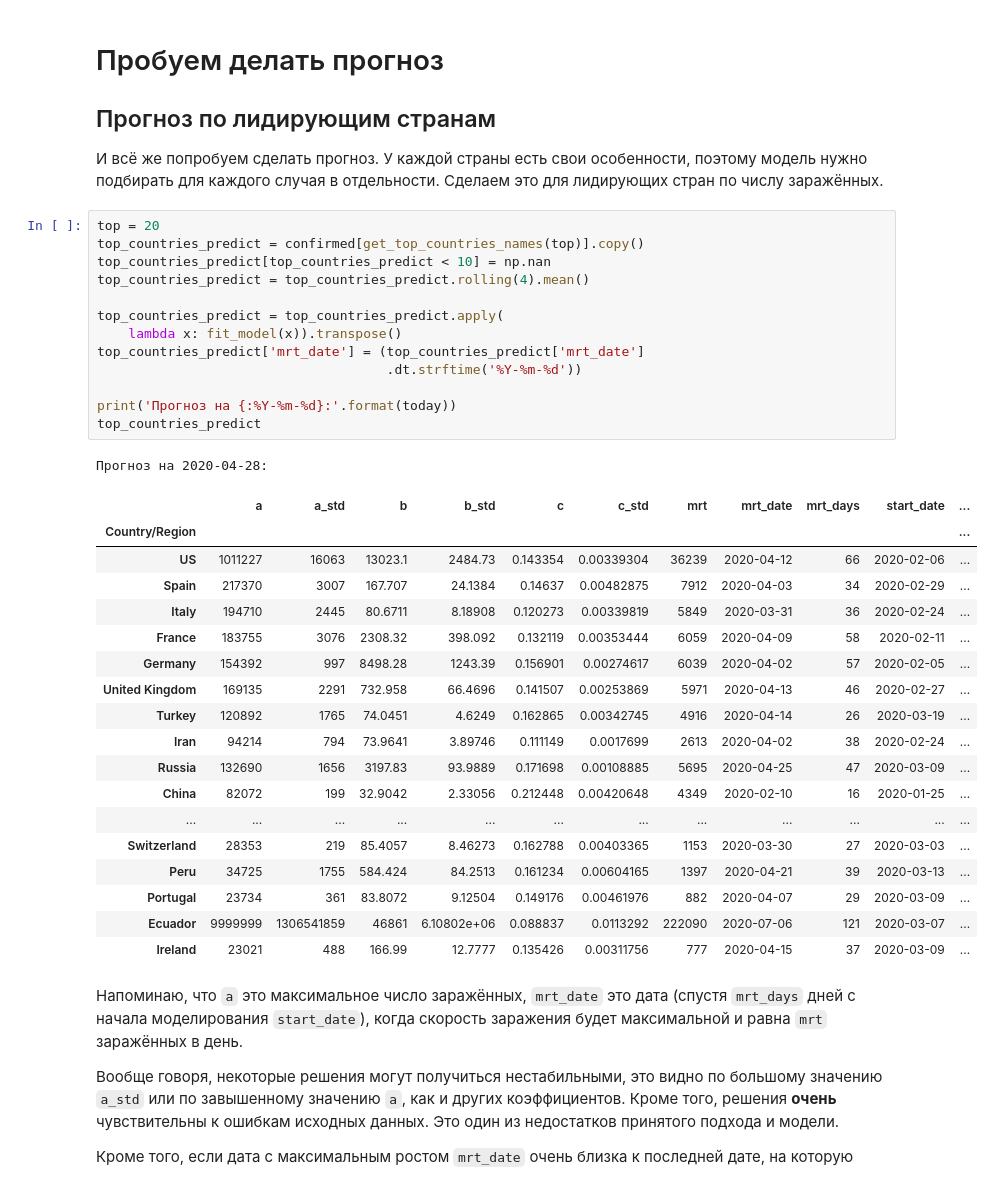
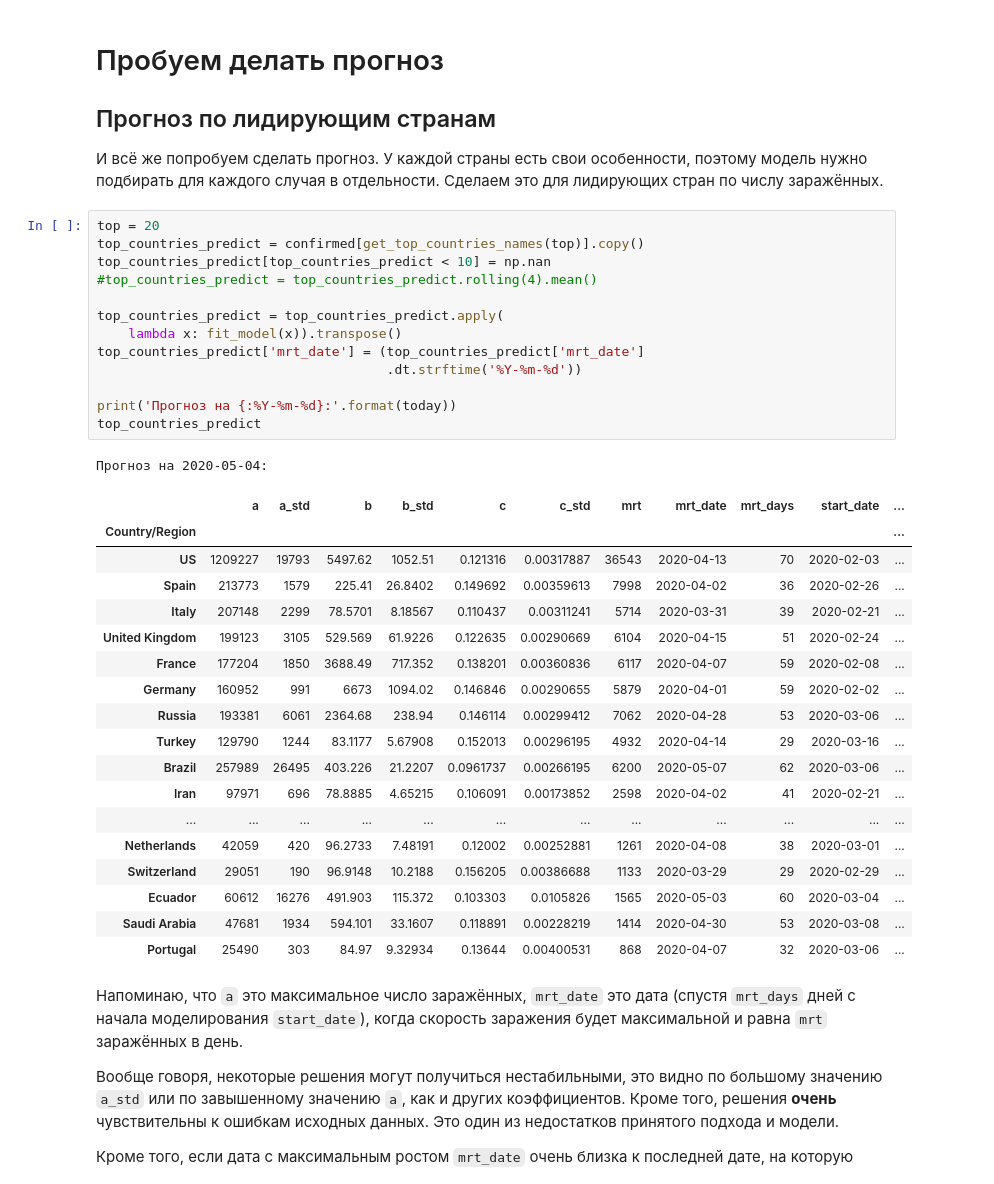
Before and after one commit to ioshchepkov/thegeodesy, a Jupyter notebook: covid19/COVID-19.ipynb, the cells around one changed output. Drawn from its saved outputs; the diff is of its cells as text.

```diff
--- a/covid19/COVID-19.ipynb
+++ b/covid19/COVID-19.ipynb
@@ -441,36 +441,36 @@ plot_convergence(data_model)
 # %%
 top = 20
 top_countries_predict = confirmed[get_top_countries_names(top)].copy()
 top_countries_predict[top_countries_predict < 10] = np.nan
-top_countries_predict = top_countries_predict.rolling(4).mean()
+#top_countries_predict = top_countries_predict.rolling(4).mean()
 
 top_countries_predict = top_countries_predict.apply(
     lambda x: fit_model(x)).transpose()
 top_countries_predict['mrt_date'] = (top_countries_predict['mrt_date']
                                      .dt.strftime('%Y-%m-%d'))
 
 print('Прогноз на {:%Y-%m-%d}:'.format(today))
 top_countries_predict
 # %% [output]
-Прогноз на 2020-04-28:
+Прогноз на 2020-05-04:
 |  | a | a_std | b | b_std | c | c_std | mrt | mrt_date | mrt_days | start_date | ... |
 | Country/Region |  |  |  |  |  |  |  |  |  |  | ... |
-| US | 1011227 | 16063 | 13023.1 | 2484.73 | 0.143354 | 0.00339304 | 36239 | 2020-04-12 | 66 | 2020-02-06 | ... |
-| Spain | 217370 | 3007 | 167.707 | 24.1384 | 0.14637 | 0.00482875 | 7912 | 2020-04-03 | 34 | 2020-02-29 | ... |
-| Italy | 194710 | 2445 | 80.6711 | 8.18908 | 0.120273 | 0.00339819 | 5849 | 2020-03-31 | 36 | 2020-02-24 | ... |
-| France | 183755 | 3076 | 2308.32 | 398.092 | 0.132119 | 0.00353444 | 6059 | 2020-04-09 | 58 | 2020-02-11 | ... |
-| Germany | 154392 | 997 | 8498.28 | 1243.39 | 0.156901 | 0.00274617 | 6039 | 2020-04-02 | 57 | 2020-02-05 | ... |
-| United Kingdom | 169135 | 2291 | 732.958 | 66.4696 | 0.141507 | 0.00253869 | 5971 | 2020-04-13 | 46 | 2020-02-27 | ... |
-| Turkey | 120892 | 1765 | 74.0451 | 4.6249 | 0.162865 | 0.00342745 | 4916 | 2020-04-14 | 26 | 2020-03-19 | ... |
-| Iran | 94214 | 794 | 73.9641 | 3.89746 | 0.111149 | 0.0017699 | 2613 | 2020-04-02 | 38 | 2020-02-24 | ... |
-| Russia | 132690 | 1656 | 3197.83 | 93.9889 | 0.171698 | 0.00108885 | 5695 | 2020-04-25 | 47 | 2020-03-09 | ... |
-| China | 82072 | 199 | 32.9042 | 2.33056 | 0.212448 | 0.00420648 | 4349 | 2020-02-10 | 16 | 2020-01-25 | ... |
+| US | 1209227 | 19793 | 5497.62 | 1052.51 | 0.121316 | 0.00317887 | 36543 | 2020-04-13 | 70 | 2020-02-03 | ... |
+| Spain | 213773 | 1579 | 225.41 | 26.8402 | 0.149692 | 0.00359613 | 7998 | 2020-04-02 | 36 | 2020-02-26 | ... |
+| Italy | 207148 | 2299 | 78.5701 | 8.18567 | 0.110437 | 0.00311241 | 5714 | 2020-03-31 | 39 | 2020-02-21 | ... |
+| United Kingdom | 199123 | 3105 | 529.569 | 61.9226 | 0.122635 | 0.00290669 | 6104 | 2020-04-15 | 51 | 2020-02-24 | ... |
+| France | 177204 | 1850 | 3688.49 | 717.352 | 0.138201 | 0.00360836 | 6117 | 2020-04-07 | 59 | 2020-02-08 | ... |
+| Germany | 160952 | 991 | 6673 | 1094.02 | 0.146846 | 0.00290655 | 5879 | 2020-04-01 | 59 | 2020-02-02 | ... |
+| Russia | 193381 | 6061 | 2364.68 | 238.94 | 0.146114 | 0.00299412 | 7062 | 2020-04-28 | 53 | 2020-03-06 | ... |
+| Turkey | 129790 | 1244 | 83.1177 | 5.67908 | 0.152013 | 0.00296195 | 4932 | 2020-04-14 | 29 | 2020-03-16 | ... |
+| Brazil | 257989 | 26495 | 403.226 | 21.2207 | 0.0961737 | 0.00266195 | 6200 | 2020-05-07 | 62 | 2020-03-06 | ... |
+| Iran | 97971 | 696 | 78.8885 | 4.65215 | 0.106091 | 0.00173852 | 2598 | 2020-04-02 | 41 | 2020-02-21 | ... |
 | ... | ... | ... | ... | ... | ... | ... | ... | ... | ... | ... | ... |
-| Switzerland | 28353 | 219 | 85.4057 | 8.46273 | 0.162788 | 0.00403365 | 1153 | 2020-03-30 | 27 | 2020-03-03 | ... |
-| Peru | 34725 | 1755 | 584.424 | 84.2513 | 0.161234 | 0.00604165 | 1397 | 2020-04-21 | 39 | 2020-03-13 | ... |
-| Portugal | 23734 | 361 | 83.8072 | 9.12504 | 0.149176 | 0.00461976 | 882 | 2020-04-07 | 29 | 2020-03-09 | ... |
-| Ecuador | 9999999 | 1306541859 | 46861 | 6.10802e+06 | 0.088837 | 0.0113292 | 222090 | 2020-07-06 | 121 | 2020-03-07 | ... |
-| Ireland | 23021 | 488 | 166.99 | 12.7777 | 0.135426 | 0.00311756 | 777 | 2020-04-15 | 37 | 2020-03-09 | ... |
+| Netherlands | 42059 | 420 | 96.2733 | 7.48191 | 0.12002 | 0.00252881 | 1261 | 2020-04-08 | 38 | 2020-03-01 | ... |
+| Switzerland | 29051 | 190 | 96.9148 | 10.2188 | 0.156205 | 0.00386688 | 1133 | 2020-03-29 | 29 | 2020-02-29 | ... |
+| Ecuador | 60612 | 16276 | 491.903 | 115.372 | 0.103303 | 0.0105826 | 1565 | 2020-05-03 | 60 | 2020-03-04 | ... |
+| Saudi Arabia | 47681 | 1934 | 594.101 | 33.1607 | 0.118891 | 0.00228219 | 1414 | 2020-04-30 | 53 | 2020-03-08 | ... |
+| Portugal | 25490 | 303 | 84.97 | 9.32934 | 0.13644 | 0.00400531 | 868 | 2020-04-07 | 32 | 2020-03-06 | ... |
 # %% [markdown]
 Напоминаю, что `a` это максимальное число заражённых, `mrt_date` это дата (спустя `mrt_days` дней с начала моделирования `start_date`), когда скорость заражения будет максимальной и равна `mrt` заражённых в день.
 
```
Also changed, not shown: parts of 22 cells of this notebook.
